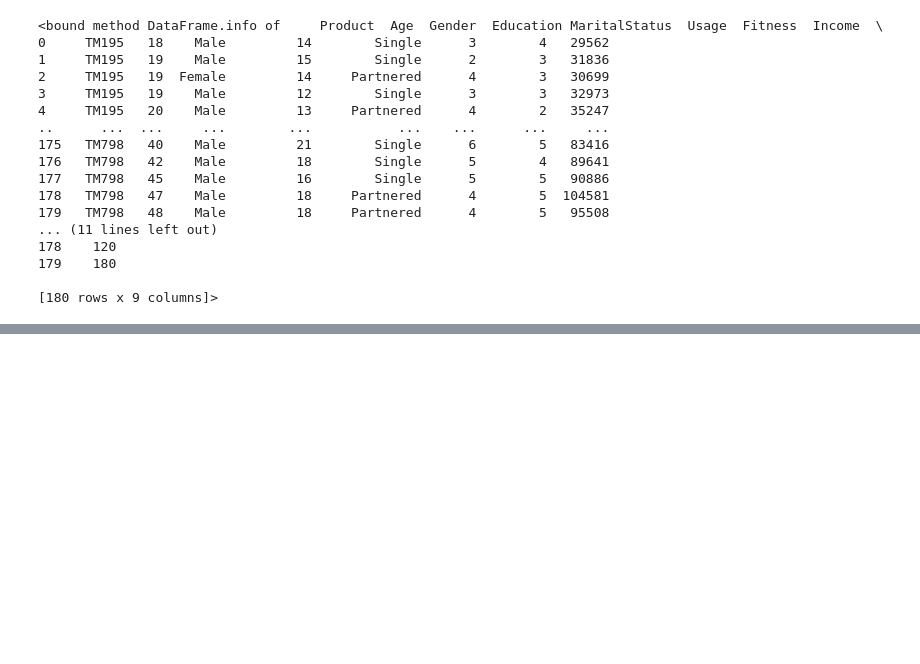
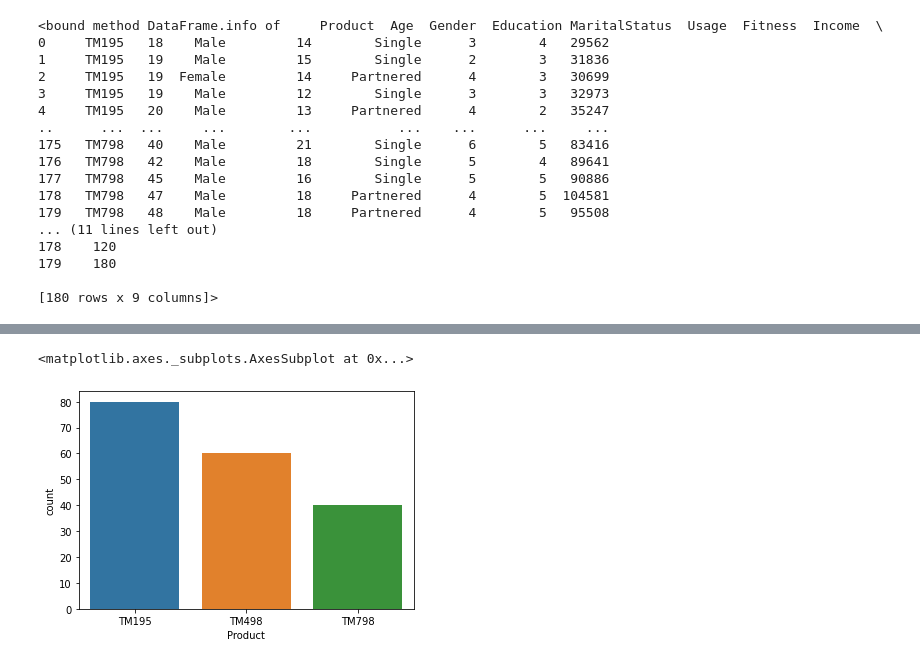
Before and after one commit to chauhan971/CardioGoodFitness-Analysis, a Jupyter notebook: Cardio_analysis.ipynb, the cells around one changed output, grey strips where cells are left out. Cells and saved outputs as stored; diff of their text form; code cells hidden in the pictures; blank space fills up the shorter version.

```diff
--- a/Cardio_analysis.ipynb
+++ b/Cardio_analysis.ipynb
@@ -60,0 +120,5 @@ mydata.info
+# %%
+sns.countplot(x="Product",data=mydata)
+# %% [output]
+<matplotlib.axes._subplots.AxesSubplot at 0x...>
+[figure, added]
```
Also changed, not shown: parts of 13 cells of this notebook.
